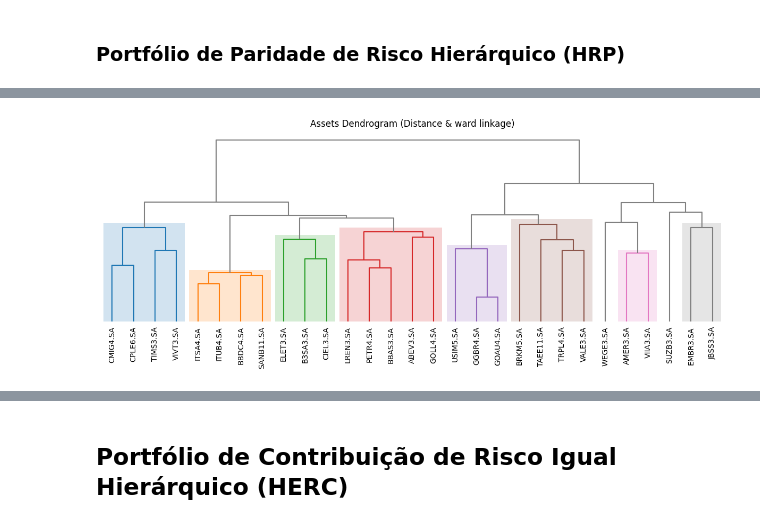
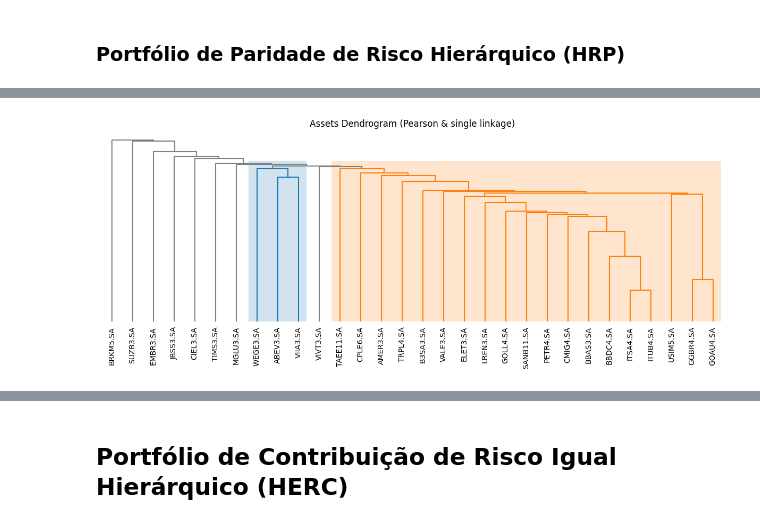
Before and after one commit to colantuono/ml-asset-allocation, a Jupyter notebook: HRP_Portfolio.ipynb, the cells around one changed output, grey strips where cells are left out. Drawn from its saved outputs; the diff is of its cells as text; code cells hidden in the pictures.

```diff
--- a/HRP_Portfolio.ipynb
+++ b/HRP_Portfolio.ipynb
@@ -4,0 +21,13 @@
+# %%
+stock_prices = pd.read_csv('precos.csv', sep=';', index_col='Date')['2017':'2020']
+benchmark = stock_prices['BOVA11.SA']
+stocks = [
+    'ABEV3.SA', 'PETR4.SA', 'AMER3.SA', 'B3SA3.SA', 'BBAS3.SA', 'BBDC4.SA',
+    'BRKM5.SA', 'CIEL3.SA', 'CMIG4.SA', 'CPLE6.SA', 'ELET3.SA', 'EMBR3.SA',
+    'GGBR4.SA', 'GOAU4.SA', 'GOLL4.SA', 'ITSA4.SA', 'ITUB4.SA', 'JBSS3.SA',
+    'LREN3.SA', 'SANB11.SA', 'SUZB3.SA', 'TAEE11.SA', 'TIMS3.SA', 'TRPL4.SA',
+    'USIM5.SA', 'VALE3.SA', 'VIIA3.SA', 'VIVT3.SA', 'WEGE3.SA', 'MGLU3.SA'
+    ]
+stock_prices = stock_prices[stocks]
+rets = f.returns(stock_prices.dropna(axis='columns'))
+rets.tail()
@@ -57,22 +71,9 @@ rets = f.returns(stock_prices.dropna(axis='columns'))
 # %%
 import riskfolio as rp
 # %%
-port = rp.HCPortfolio(returns=rets)
 
-# Estimando portfólio ótimo:
-linkage = 'ward' # Método de linkagem usada para construir os agrupamento
-codependence = 'distance' # Métrica construir a Matrix dentro do agrupamento
+linkage = 'single' # Método de linkagem usada para construir os agrupamento
+codependence = 'pearson' # Métrica construir a Matrix dentro do agrupamento
 leaf_order = False # Consider optimal order of leafs in dendrogram
-model='HRP' # modelo
 rm = 'MV' # Métrica de risco, Média Variancia
 rf = 0 # Risk free rate
-
-w_HRP = port.optimization(model=model,
-                      codependence=codependence,
-                      rm=rm,
-                      rf=rf,
-                      linkage=linkage,
-                      k=10,
-                      leaf_order=leaf_order)
-
-display(w_HRP.T)
@@ -83,9 +80,9 @@ display(w_HRP.T)
 # %%
 ax = rp.plot_dendrogram(returns=rets,
                         codependence=codependence,
                         linkage=linkage,
                         k=10,
-                        leaf_order=leaf_order,
+                        leaf_order=False,
                         ax=None)
 # %% [output]
-[figure, old version]
+[figure, new version]
```
Also changed, not shown: parts of 36 cells of this notebook, 3 other files.
